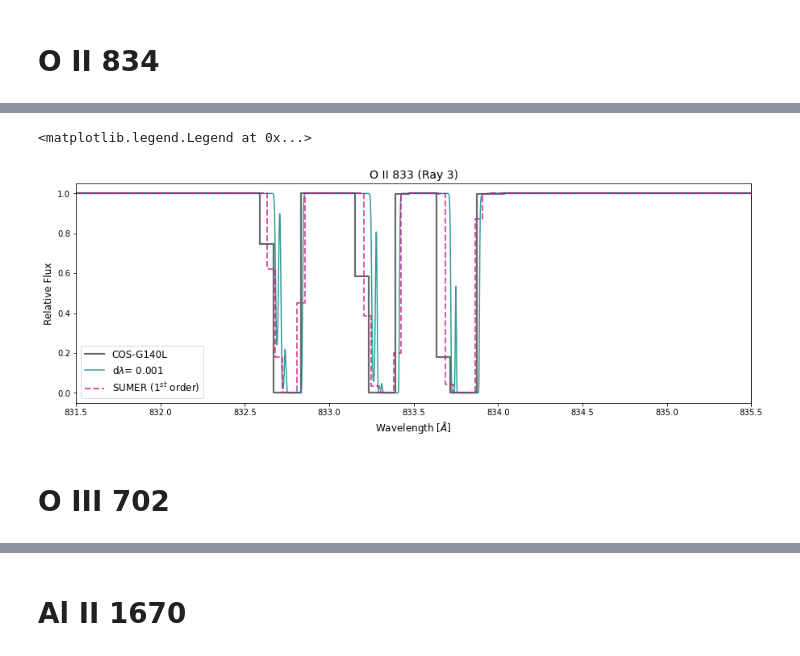
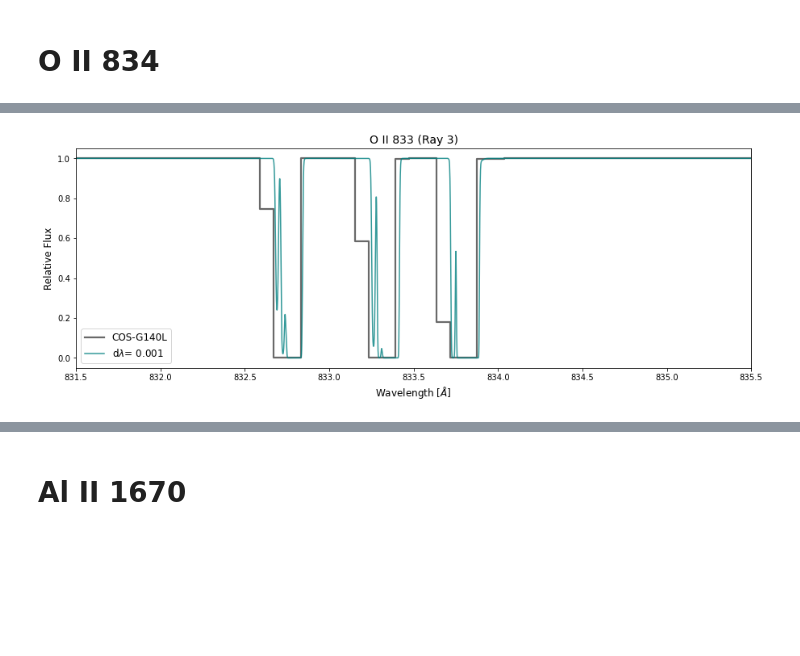
Before and after one commit to sgmf99/Research, a Jupyter notebook: 140 Dataset/Multiple Ray Analysis/Instrument vs. Manual 140 (Reduced).ipynb, the cells around one changed output, grey strips where cells are left out. Drawn from its saved outputs; the diff is of its cells as text; code cells hidden in the pictures; blank space fills up the shorter version.

```diff
--- a/140 Dataset/Multiple Ray Analysis/Instrument vs. Manual 140 (Reduced).ipynb
+++ b/140 Dataset/Multiple Ray Analysis/Instrument vs. Manual 140 (Reduced).ipynb
@@ -120,8 +120,6 @@ def spec(ray_, lmin, lmax,ins, num, dlam=0.001, dlam2=0.00997,col='deeppink', li
     plt.ylabel('Relative Flux', fontsize=12)
     plt.legend(fontsize=12)
     plt.xlim(lmin, lmax)
-
-    return arrays
 # %%
 def spec_extra(ray_, lmin, lmax, dlam=0.0803, line=None,
              el=None, rom_num=None, lrest=None, gamma=None, f_value=None, DIY=False):
@@ -1106,10 +603,4 @@ yt : [INFO     ] 2022-06-27 14:15:33,972 Writing spectrum to ascii file: spec2.t
 # %%
-O834_SUM3 = spec_extra(ray3, 831.5, 835.5, dlam=0.044, line=None,
-             el='O', rom_num='II', lrest=833.8019, gamma=8.51E+08, f_value=2.66E-01, DIY=True)
-
 spec(ray3, 831.5, 835.5, el='O', rom_num='II', lrest=833.8019,
     gamma=8.51E+08, f_value=2.66E-01, DIY=True, ins='COS-G140L', dlam2=0.0803, num='3', col='teal')
-plt.step(O834_SUM3[0], O834_SUM3[1], label='SUMER (1$^{st}$ order)', alpha=0.7, ls='--', lw=2,
-         color='mediumvioletred', where='mid')
-plt.legend(fontsize=12)
 # %% [output]
@@ -1132,4 +617 @@ yt : [INFO     ] 2022-06-27 14:15:41,006 Writing spectrum to ascii file: spec2.t
-<matplotlib.legend.Legend at 0x...>
-[figure, old version]
+[figure, new version]
-# %% [markdown]
-# O III 702
```
Also changed, not shown: parts of 59 cells of this notebook, 3 other files.
